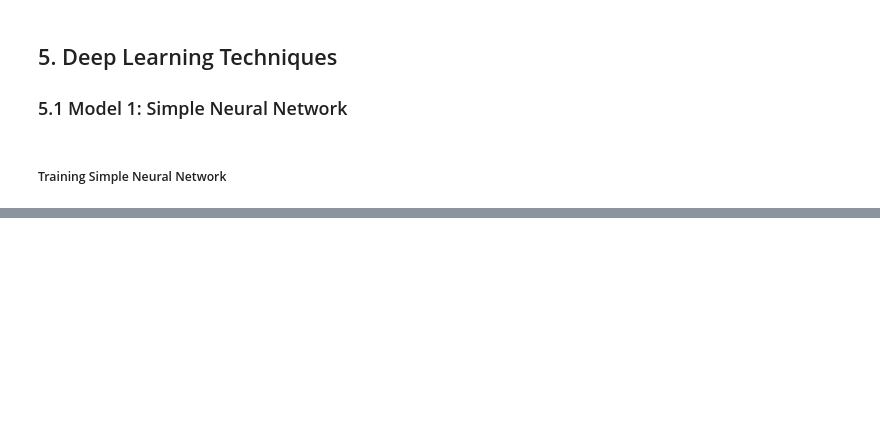
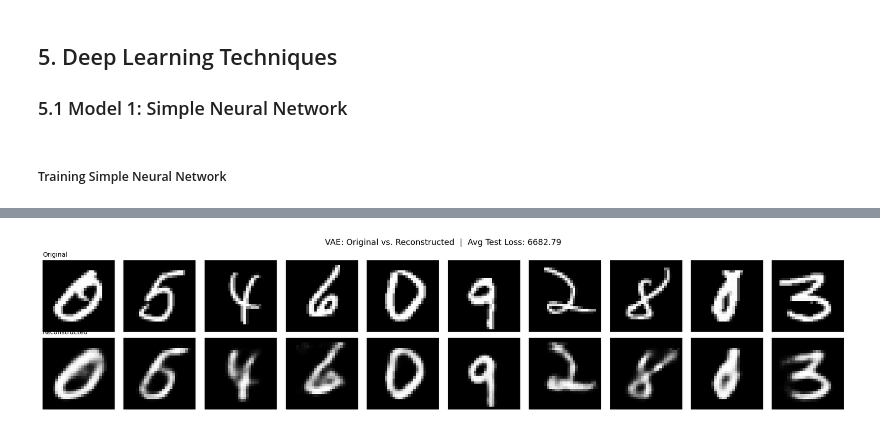
Before and after one commit to Priyank2001/FOML, a Jupyter notebook: program.ipynb, the cells around one changed output, grey strips where cells are left out. Cells and saved outputs as stored; diff of their text form; code cells hidden in the pictures; blank space fills up the shorter version.

```diff
--- a/program.ipynb
+++ b/program.ipynb
@@ -610,3 +1041,3 @@ vae_trainer.train(
 # %%
-vae_trainer.evaluate(test_loader)
-print("VAE EVAULATION DONE")
+avg_vae_loss, original_images, reconstructed_images = vae_trainer.evaluate(test_loader)
+print("VAE EVALUATION DONE")
@@ -612,0 +1059,86 @@ print("VAE EVAULATION DONE")
+# %%
+import matplotlib.pyplot as plt
+import numpy as np
+import torch
+
+# ── 1. Original vs. Reconstructed ──────────────────────────────────────────
+n = 10  # number of digits to display
+fig, axes = plt.subplots(2, n, figsize=(18, 4))
+
+for i in range(n):
+    # Original
+    axes[0, i].imshow(np.array(original_images[i]).reshape(28, 28), cmap='gray')
+    axes[0, i].axis('off')
+    if i == 0:
+        axes[0, i].set_title("Original", fontsize=10, loc='left')
+
+    # Reconstructed
+    axes[1, i].imshow(np.array(reconstructed_images[i]).reshape(28, 28), cmap='gray')
+    axes[1, i].axis('off')
+    if i == 0:
+        axes[1, i].set_title("Reconstructed", fontsize=10, loc='left')
+
+plt.suptitle(f"VAE: Original vs. Reconstructed  |  Avg Test Loss: {avg_vae_loss:.2f}", fontsize=13)
+plt.tight_layout()
+plt.show()
+
+# ── 2. Generated Digits (pure sampling from N(0,1)) ────────────────────────
+vae_model.eval()
+with torch.no_grad():
+    # Sample 10 random points from the latent space
+    z = torch.randn(10, 20).to(device)          # latent_dim=20
+    generated = vae_model.decode(z).cpu().numpy()
+
+fig, axes = plt.subplots(1, 10, figsize=(18, 2))
+for i in range(10):
+    axes[i].imshow(generated[i].reshape(28, 28), cmap='gray')
+    axes[i].axis('off')
+
+plt.suptitle("VAE: Digits Generated from Random Latent Vectors (z ~ N(0,1))", fontsize=13)
+plt.tight_layout()
+plt.show()
+
+# ── 3. Latent Space: 2D t-SNE coloured by digit class ─────────────────────
+from sklearn.manifold import TSNE
+
+# 1. Grab EXACTLY 2000 images and labels directly from the dataset
+# This bypasses the '64 batch' issue completely!
+num_samples = 2000
+subset_images = []
+subset_labels = []
+
+# Safely check how many samples we can actually grab
+actual_samples = min(num_samples, len(test_dataset))
+
+for i in range(actual_samples):
+    img, label = test_dataset[i]
+    subset_images.append(img)
+    # Extract the integer value of the label
+    subset_labels.append(label if isinstance(label, int) else label.item())
+
+# Stack into a single tensor and move to device
+subset_X = torch.stack(subset_images).to(device)
+
+# 2. Encode to get latent means
+vae_model.eval()
+with torch.no_grad():
+    # Flatten the images to (actual_samples, 784) to match the Linear layer
+    mu, _ = vae_model.encode(subset_X.view(actual_samples, -1))
+    mu_np = mu.cpu().numpy()
+
+# 3. Run t-SNE (using max_iter instead of n_iter)
+tsne = TSNE(n_components=2, random_state=42, perplexity=30, max_iter=500)
+mu_2d = tsne.fit_transform(mu_np)
+
+# 4. Plot
+plt.figure(figsize=(10, 7))
+scatter = plt.scatter(mu_2d[:, 0], mu_2d[:, 1],
+                      c=subset_labels, cmap='tab10', alpha=0.6, s=10)
+plt.colorbar(scatter, label='Digit Class')
+plt.title("VAE Latent Space (t-SNE projection of μ, coloured by digit class)", fontsize=13)
+plt.xlabel("t-SNE dim 1")
+plt.ylabel("t-SNE dim 2")
+plt.tight_layout()
+plt.show()
+# %% [output]
+[figure, added]
```
Also changed, not shown: parts of 30 cells of this notebook, 2 other files.
